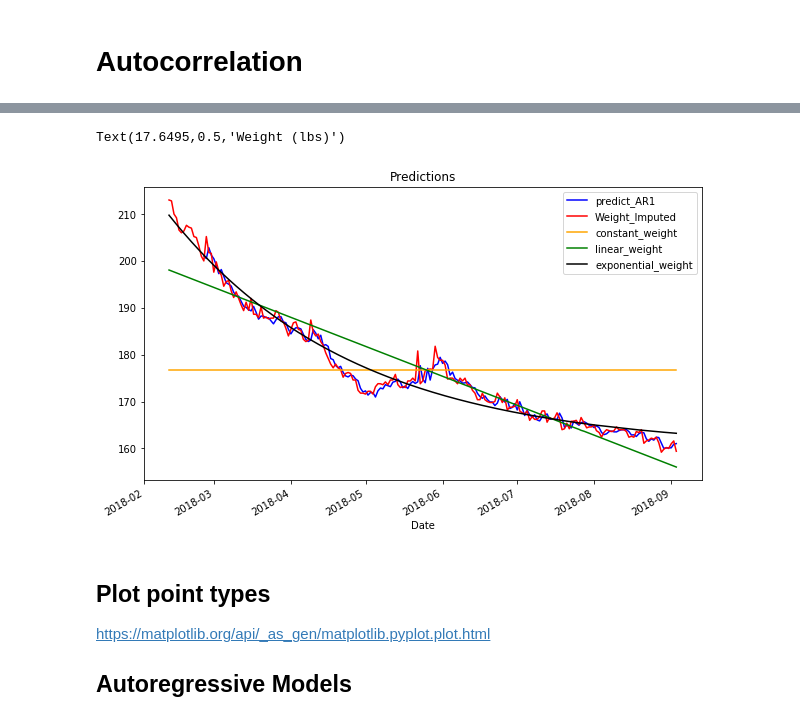
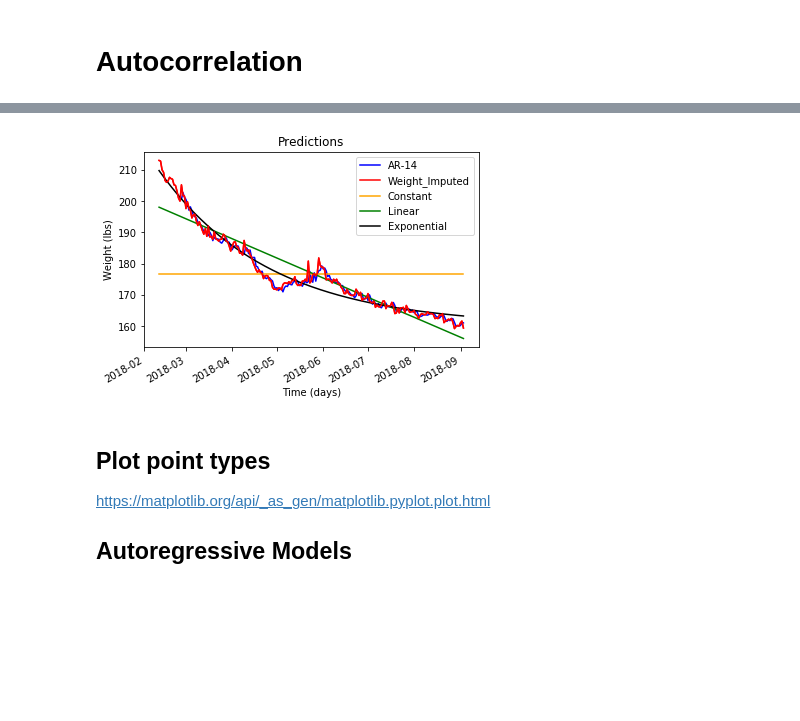
Before and after one commit to jamesijw23/JupyterNotebookworkflow, a Jupyter notebook: Week 3 Blog_Notes.ipynb, the cells around one changed output, grey strips where cells are left out. Drawn from its saved outputs; the diff is of its cells as text; code cells hidden in the pictures; blank space fills up the shorter version.

```diff
--- a/Week 3 Blog_Notes.ipynb
+++ b/Week 3 Blog_Notes.ipynb
@@ -358,7 +355,7 @@ model_AR1 = AR(X)
 model_fit_AR1 = model_AR1.fit()
 
 ## Best Lag Number
-num_lag = model_fit.k_ar
+num_lag = model_fit_AR1.k_ar
 
 ## Missing Based on Lag number
 miss_lag = np.full((num_lag), np.nan).tolist()
@@ -402,24 +398,24 @@ weight['exponential_weight'] = expo_func(x, *popt_expo)
 # %%
 ax11 = weight.plot(y='predict_AR1',
                    title = 'Predictions',
                    color='blue')
 ax11 = weight.plot(y='Weight_Imputed',
                    color='red',ax=ax11)
 ax11 = weight.plot(y='constant_weight',
                    color='orange',ax=ax11)
 ax11 = weight.plot(y='linear_weight',
                    color='green',ax=ax11)
 ax11 = weight.plot(y='exponential_weight',
                    color='black',ax=ax11)
 
 ax11 = weight.plot(y='Weight_Imputed',
-                   color='red',ax=ax10)
+                   color='red',ax=ax11)
 ax11.set_xlabel('Time (days)')
 ax11.set_ylabel('Weight (lbs)')
-savefig('AllModels_1.png')
+ax11.legend(['AR-14', 'Weight_Imputed','Constant','Linear','Exponential'])
+savefig('AllModels_2.png')
 # %% [output]
-Text(17.6495,0.5,'Weight (lbs)')
-[figure, old version]
+[figure, new version]
 # %% [markdown]
 ## Plot point types
 https://matplotlib.org/api/_as_gen/matplotlib.pyplot.plot.html
```
Also changed, not shown: parts of 10 cells of this notebook.
